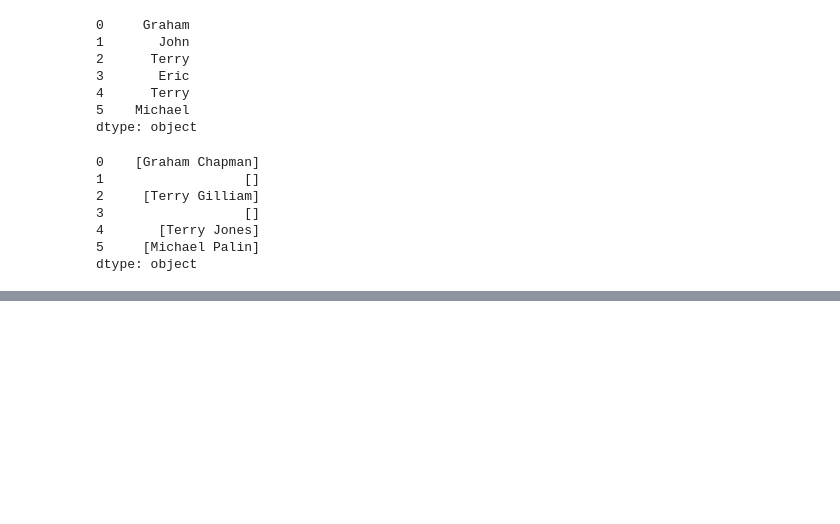
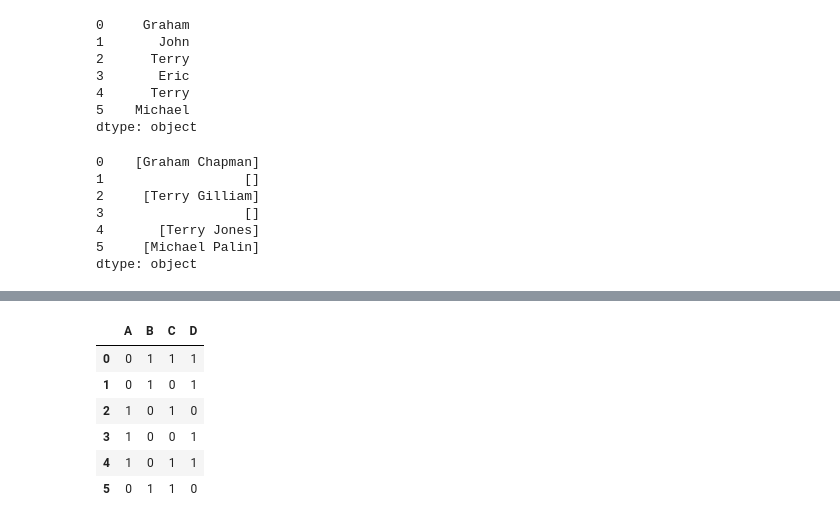
Before and after one commit to Venux09/Data_science_handbook_study, a Jupyter notebook: pandas-data_science_handbook/Vectorising_string_operatoin.ipynb, the cells around one changed output, grey strips where cells are left out. Saved outputs shown, nothing was run; the diff lists cells and outputs as text; code cells hidden in the pictures; blank space fills up the shorter version.

Commit message:
add : working the vectrization using the extra methods likes slicing throught the strings and also hot coding the strings in order to feed into machines

```diff
--- a/pandas-data_science_handbook/Vectorising_string_operatoin.ipynb
+++ b/pandas-data_science_handbook/Vectorising_string_operatoin.ipynb
@@ -159,0 +205,6 @@ dtype: object
+# %%
+# #vectorizing the indicator codes
+# as A = “born in America,” B = “born in the United Kingdom,” C = “likes cheese,”
+# D = “likes spam”:
+full_monte = pd.DataFrame({'name':monte,
+                          'info':['B|C|D','B|D','C|A','A|D','A|C|D','B|C']})
@@ -159,0 +221,11 @@ dtype: object
+# %%
+#getting dummies of the data
+full_monte['info'].str.get_dummies('|')
+# %% [output]
+|  | A | B | C | D |
+| 0 | 0 | 1 | 1 | 1 |
+| 1 | 0 | 1 | 0 | 1 |
+| 2 | 1 | 0 | 1 | 0 |
+| 3 | 1 | 0 | 0 | 1 |
+| 4 | 1 | 0 | 1 | 1 |
+| 5 | 0 | 1 | 1 | 0 |
```
Also changed, not shown: parts of 16 cells of this notebook, 2 other files.
